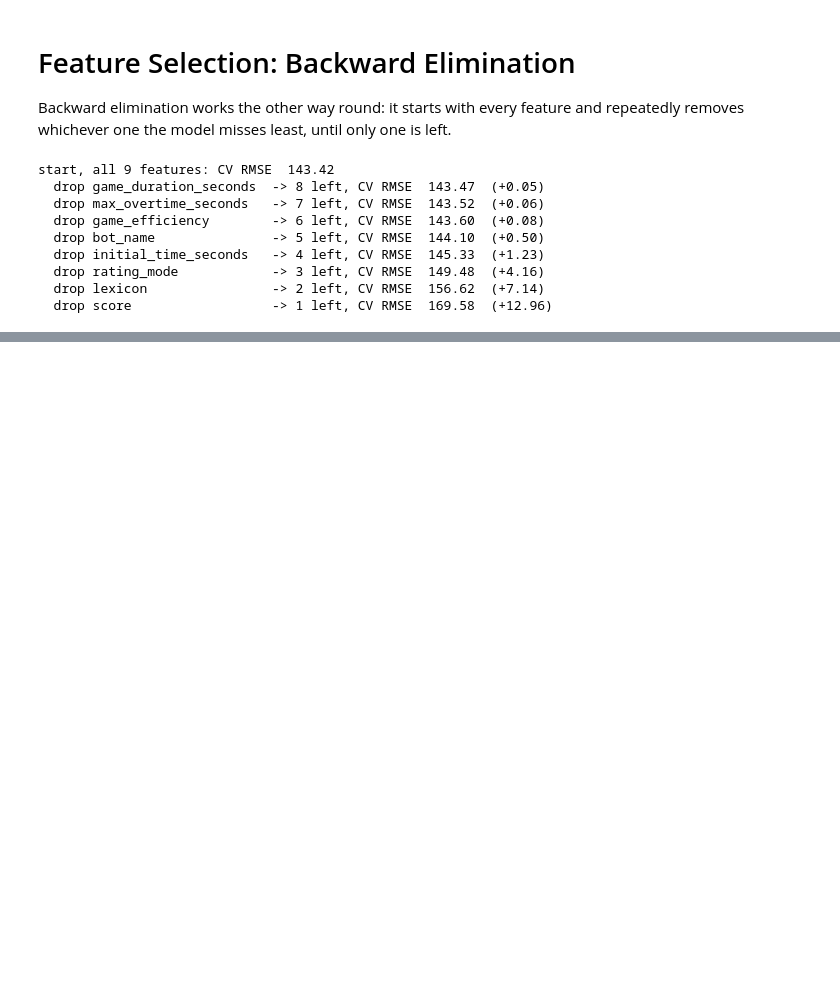
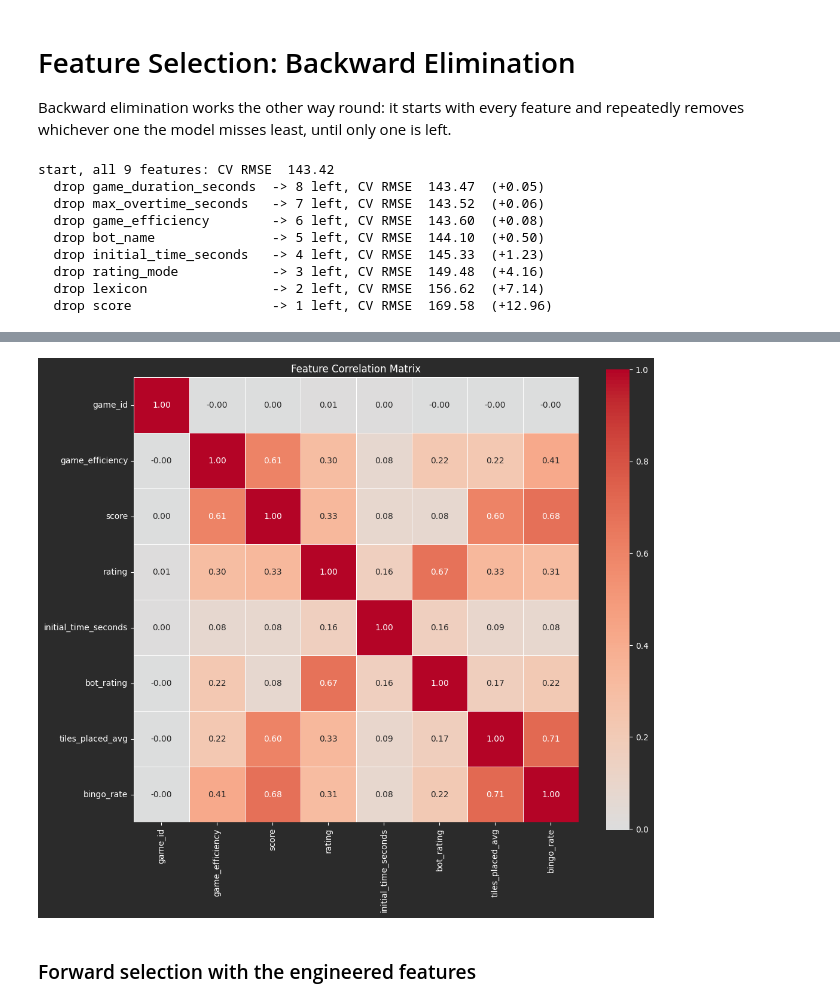
Before and after one commit to eranK12329/Scrabble, a Jupyter notebook: scrabble_project.ipynb, the cells around one changed output, grey strips where cells are left out. Drawn from its saved outputs; the diff is of its cells as text; code cells hidden in the pictures; blank space fills up the shorter version.

```diff
--- a/scrabble_project.ipynb
+++ b/scrabble_project.ipynb
@@ -693,0 +668,3 @@ start, all 9 features: CV RMSE  143.42
+# %%
+train_feature_engineering_df = train_feature_engineering_df.drop(columns=['game_duration_seconds', 'max_overtime_seconds'])
+train_feature_engineering_df.head()
@@ -693,0 +681,17 @@ start, all 9 features: CV RMSE  143.42
+# %%
+
+tiles_per_turn = (
+    play_turns[~play_turns['nickname'].isin(bot_names)]
+    .groupby('game_id')['tiles_placed']
+    .mean()
+    .rename('tiles_placed_avg')
+    .reset_index()
+)
+
+train_feature_engineering_df = (
+    train_feature_engineering_df
+    .drop(columns=['tiles_placed_avg'], errors='ignore')
+    .merge(tiles_per_turn, on='game_id', how='left')
+)
+
+train_feature_engineering_df.head()
@@ -693,0 +707,18 @@ start, all 9 features: CV RMSE  143.42
+# %%
+bingo_per_game = (
+    play_turns[~play_turns['nickname'].isin(bot_names)]
+    .assign(is_bingo=lambda df: df['tiles_placed'] == 7)
+    .groupby('game_id')['is_bingo']
+    .mean()
+    .rename('bingo_rate')
+    .reset_index()
+)
+
+train_feature_engineering_df = (
+    train_feature_engineering_df
+    .drop(columns=['bingo_rate'], errors='ignore')
+    .merge(bingo_per_game, on='game_id', how='left')
+)
+
+
+train_feature_engineering_df.head()
@@ -693,0 +732,6 @@ start, all 9 features: CV RMSE  143.42
+# %%
+plot_numerical_correlation_matrix(train_feature_engineering_df)
+# %% [output]
+[figure, added]
+# %% [markdown]
+### Forward selection with the engineered features
```
Also changed, not shown: parts of 12 cells of this notebook.
